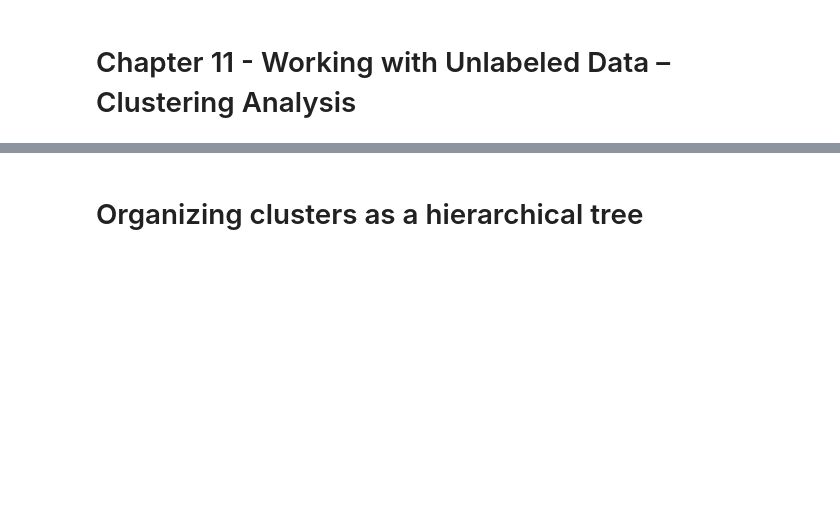
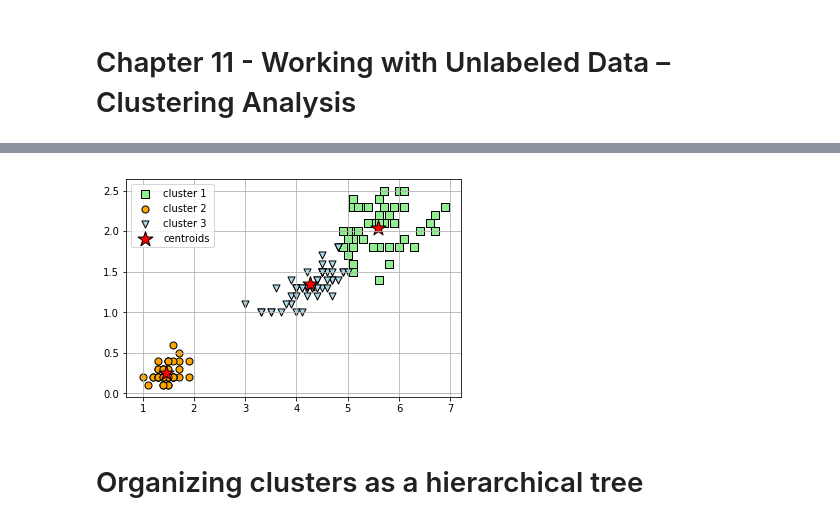
Before and after one commit to nomadae/tarea-clustering, a Jupyter notebook: HierarchicalClustering-Students.ipynb, the cells around one changed output, grey strips where cells are left out. Saved outputs shown, nothing was run; the diff lists cells and outputs as text; code cells hidden in the pictures; blank space fills up the shorter version.

```diff
--- a/HierarchicalClustering-Students.ipynb
+++ b/HierarchicalClustering-Students.ipynb
@@ -14,3 +39,41 @@ import matplotlib.pyplot as plt
+# %%
+# Ahora que sabemos que el número óptimo de clusters para este conjunto
+# se encuentra entre 2 y 3 (observamos que el codo comienza, de derecha a izquierda, en 3)
+# tomamos este como el óptimo.
+
+km = KMeans(n_clusters=3,
+           init='k-means++',
+           n_init=10,
+           max_iter=300,
+           tol=1e-04,
+           random_state=42)
+km_y = km.fit_predict(X)
+# %%
+plt.scatter(X[km_y == 0, 0],
+            X[km_y == 0, 1],
+            s=50, c='lightgreen',
+           marker='s', edgecolor='black',
+           label='cluster 1')
+plt.scatter(X[km_y == 1, 0],
+            X[km_y == 1, 1],
+            s=50, c='orange',
+           marker='o', edgecolor='black',
+           label='cluster 2')
+plt.scatter(X[km_y == 2, 0],
+            X[km_y == 2, 1],
+            s=50, c='lightblue',
+           marker='v', edgecolor='black',
+           label='cluster 3')
+plt.scatter(km.cluster_centers_[:, 0],
+            km.cluster_centers_[:, 1],
+            s=250, c='red',
+           marker='*', edgecolor='black',
+           label='centroids')
+plt.legend(scatterpoints=1)
+plt.grid()
+plt.show()
+# %% [output]
+[figure, added]
 # %% [markdown]
 # Organizing clusters as a hierarchical tree
 # %% [markdown]
```
Also changed, not shown: parts of 5 cells of this notebook.
